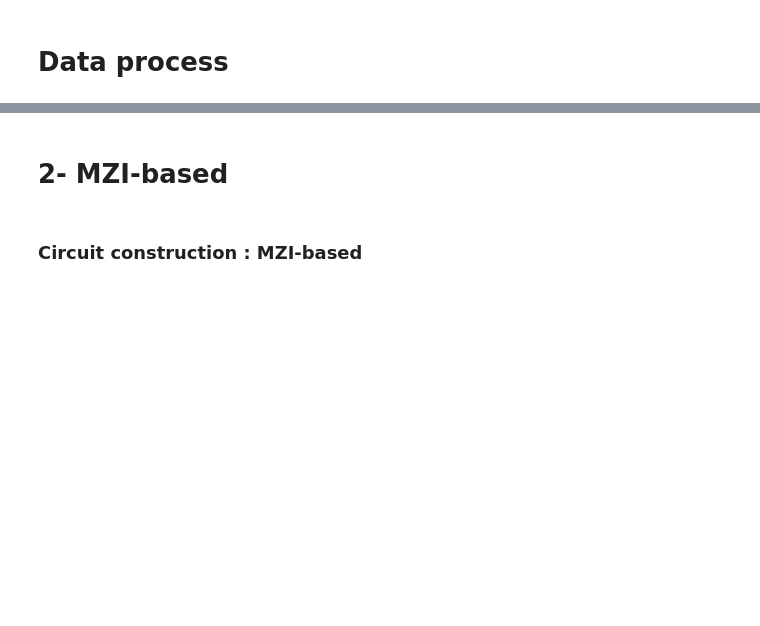
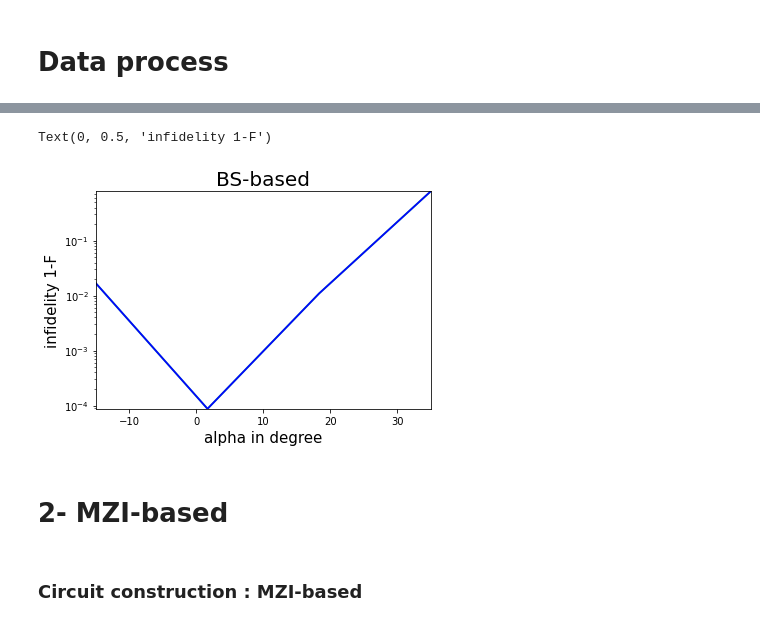
Before and after one commit to Quandela/Perceval, a Jupyter notebook: docs/source/notebooks/BS-based implementation.ipynb, the cells around one changed output, grey strips where cells are left out. Cells and saved outputs as stored; diff of their text form; code cells hidden in the pictures; blank space fills up the shorter version.

```diff
--- a/docs/source/notebooks/BS-based implementation.ipynb
+++ b/docs/source/notebooks/BS-based implementation.ipynb
@@ -101,29 +126,35 @@ Now, we have an infidelity value for each angle and a list of those infidelities
 # %%
-from tqdm.notebook import tqdm_notebook
-
 n_angles = (abs(angle_min)+abs(angle_max))/angle_step
 
 def discovery_unitary(index_unitary):
-    np.random.seed(int(10000*time.time()+os.getpid()) & 0xffffffff)
-    U0 = pcvl.Matrix.random_unitary(N)
+    """
+    inputs:
+    *param index_unitary* type: int
+                          role: index on the number of unitary matrices
+    outputs:
+    type: list of int
+    role: infidelities for all alpha angles
+    """
+    np.random.seed(int(10000*time.time()+os.getpid()) & 0xffffffff) #not necessary here, but when we run our program on several cores, this line allows us to generate different unit matrices at the same time.
+    U_interf = pcvl.Matrix.random_unitary(N)                        #generates the unit random matrix of the interferometer
     l_infidelities = []
     M=angle_min + math.ceil((angle_max-angle_min)/angle_step)*angle_step + 1
 
     for alpha in tqdm_notebook(range(angle_min,M,angle_step), desc = "Angle progress bar unitary {}".format(index_unitary+1), leave=False):
-        l_infidelities.append(calculate_angle(index_unitary, U0, alpha))
+        l_infidelities.append(calculate_angle(index_unitary, U_interf, alpha))
     return l_infidelities
 
 try:
-    os.remove("%s-%d.log" % (logfilebs,N))
+    os.remove("%s-%d.log" % (logfilebs,N)) #To avoid having data on our file that we don't want, we delete the data from previous runs
 except OSError:
     pass
 
 for index_unitary in tqdm_notebook(range(n_unitary), desc = "Unitary progress bar"):
     result = discovery_unitary(index_unitary)
     e = datetime.datetime.now()
-    with open("%s-%d.log" % (logfilebs,N), "a") as f:
-        f.write(e.strftime("%Y-%m-%d %H:%M:%S")+"\t")
-        f.write("\t".join(["%g"%inf for inf in result]))
+    with open("%s-%d.log" % (logfilebs,N), "a") as f:    #we create our file
+        f.write(e.strftime("%Y-%m-%d %H:%M:%S")+"\t")    #we add the date and the hour of calculation
+        f.write("\t".join(["%g"%inf for inf in result])) #we add the list of infidelities returned by discovery_unitary()
         f.write("\n")
 # %% [markdown]
 # Data process
@@ -203,3 +216,26 @@ Text(0, 0.5, 'infidelity 1-F')
+# %%
+import numpy as np
+import matplotlib.pyplot as plt
+
+#data
+x = np.linspace(-15, 35, len(Laverage))
+
+fig, ax = plt.subplots()
+
+ax.fill_between(x, Lmin, Lmax,alpha=.5,linewidth=0)
+ax.plot(x,Laverage,linewidth=2)
+
+ax.set(xlim=(-15, 35),ylim=(min(Lmin), max(Lmax)))
+ax.set_yscale('log')
+
+
+plt.plot(x,Laverage,'b')
+plt.title('BS-based', fontsize=20)
+plt.xlabel('alpha in degree', fontsize=15)
+plt.ylabel('infidelity 1-F', fontsize=15)
+# %% [output]
+Text(0, 0.5, 'infidelity 1-F')
+[figure, added]
 # %% [markdown]
 # 2- MZI-based
 # %% [markdown]
```
Also changed, not shown: parts of 37 cells of this notebook.
